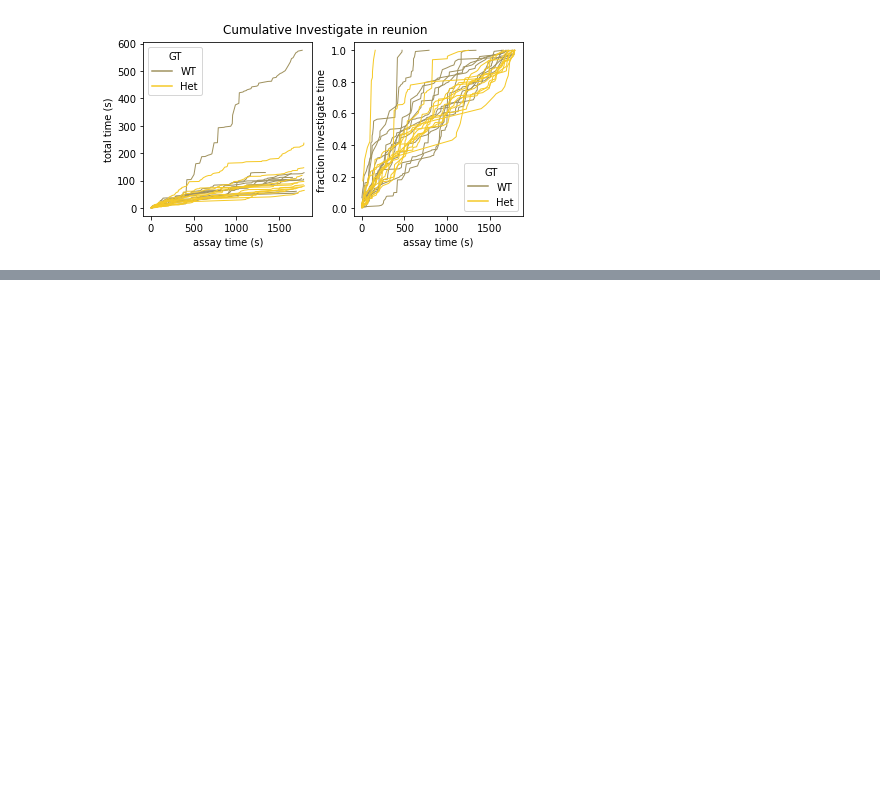
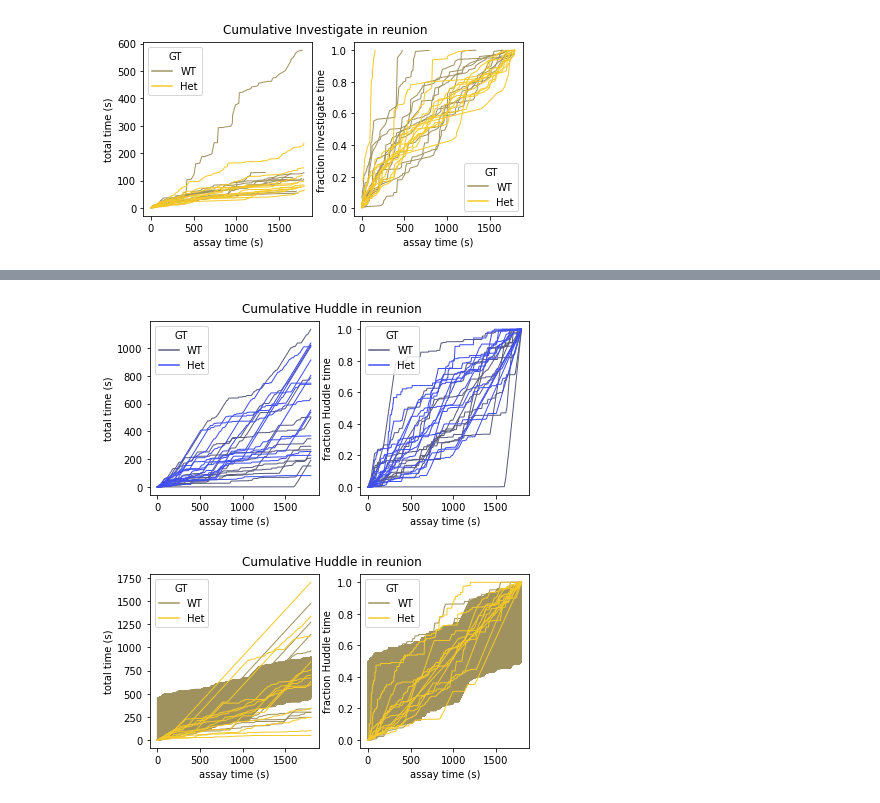
Before and after one commit to nhoglen/scn2a-paper-GWJSNH-code, a Jupyter notebook: 240730_proto_plottingCDFs.ipynb, the cells around one changed output, grey strips where cells are left out. Drawn from its saved outputs; the diff is of its cells as text; code cells hidden in the pictures; blank space fills up the shorter version.

```diff
--- a/240730_proto_plottingCDFs.ipynb
+++ b/240730_proto_plottingCDFs.ipynb
@@ -802,0 +846,9 @@ make_cumulative_binned_plots(collbins,'F',behavior,assay)
+# %%
+# ----- TEST REUNION HUDDLE -----
+assay = 'reunion'
+behavior = 'Huddle'
+printy = False
+ReuHudBins = single_behavior_binned_collate_data_and_plot(assay,behavior,printy)
+# %% [output]
+[figure, added]
+[figure, added]
```
Also changed, not shown: parts of 39 cells of this notebook, 1 other file.
